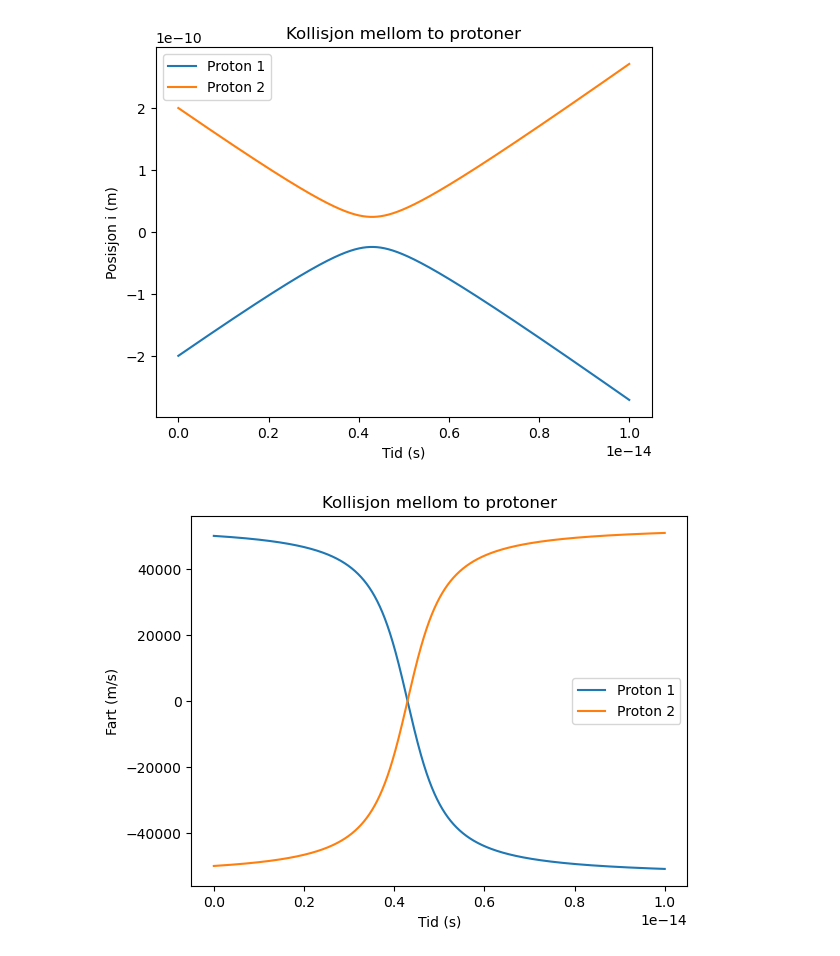
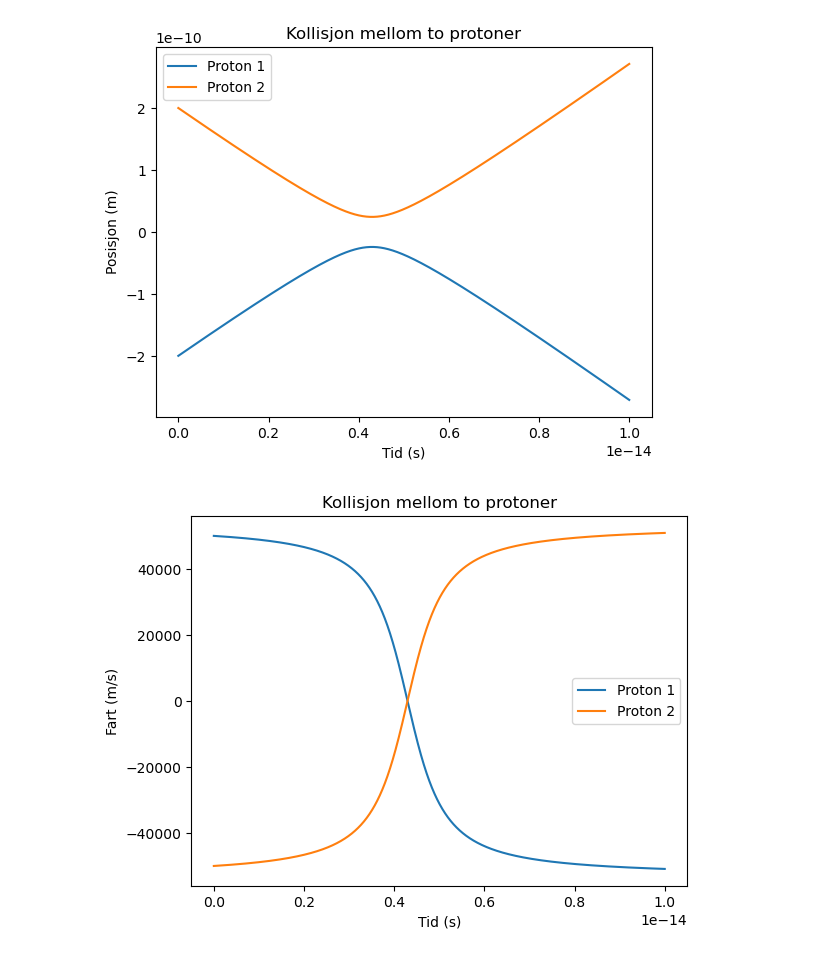
Before and after one commit to LilleAila/projects, a Jupyter notebook: skole/fysikk1/03-programmeringsoppgave-v26/1d-protons.ipynb, the cells around one changed output. Cells and saved outputs as stored; diff of their text form; code cells hidden in the pictures.

```diff
--- a/skole/fysikk1/03-programmeringsoppgave-v26/1d-protons.ipynb
+++ b/skole/fysikk1/03-programmeringsoppgave-v26/1d-protons.ipynb
@@ -65,15 +65,15 @@ while n < MAXN - 1:
 # %%
 fig, ax = plt.subplots()
 ax.plot(ts, r1, label="Proton 1")
 ax.plot(ts, r2, label="Proton 2")
 ax.set_title("Kollisjon mellom to protoner")
 ax.set_xlabel("Tid (s)")
-ax.set_ylabel("Posisjon i (m)")
+ax.set_ylabel("Posisjon (m)")
 ax.legend()
 plt.savefig("assets/proton-collision-position.png", dpi=300)
 plt.show()
 # %% [output]
-[figure, old version]
+[figure, new version]
 # %%
 fig, ax = plt.subplots()
 ax.plot(ts, dr1, label="Proton 1")
```
Also changed, not shown: 13 other files.
